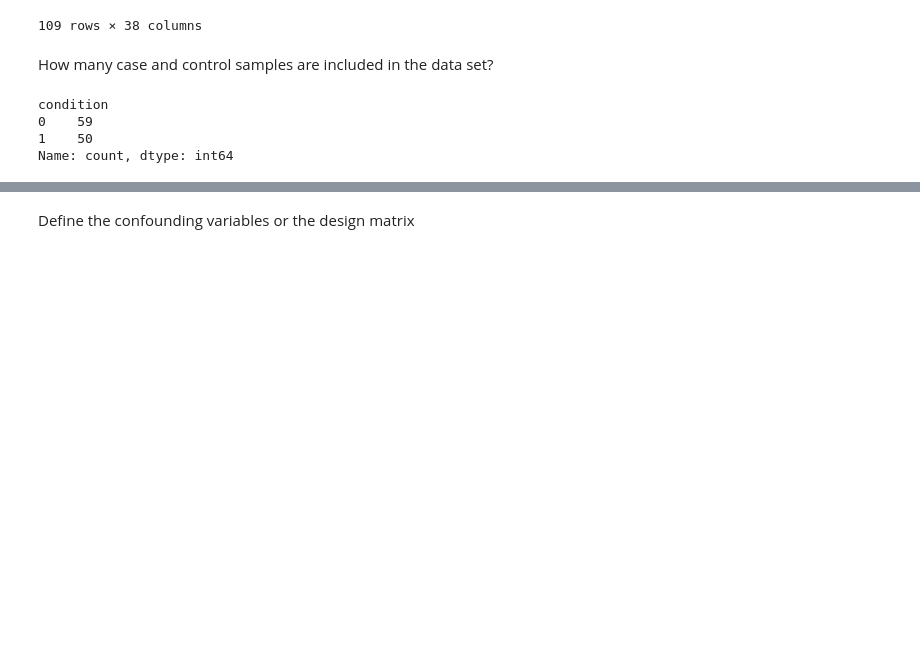
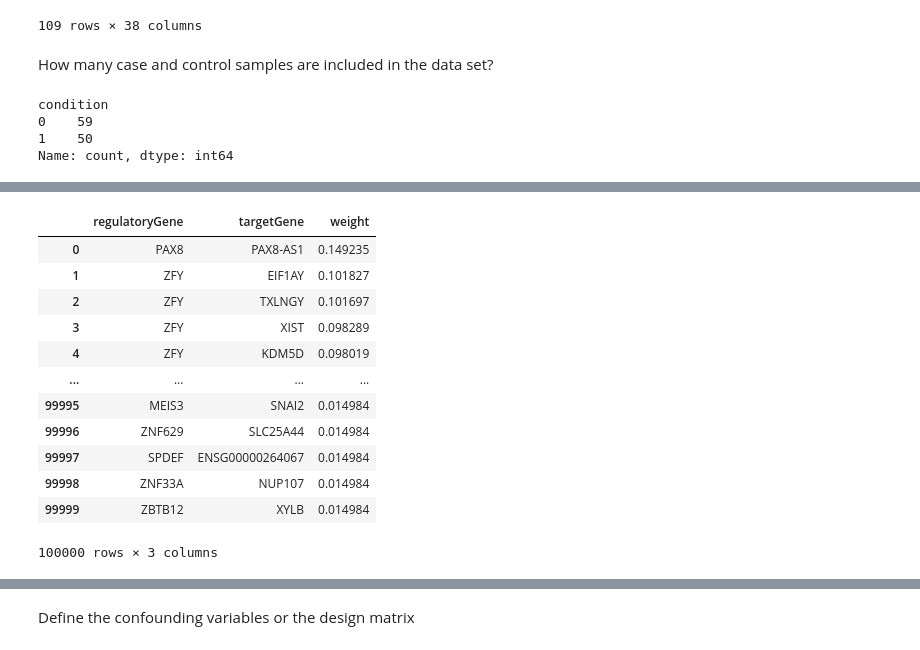
Before and after one commit to julkuhn/DysRegNet_package, a Jupyter notebook: run_dysregnet.ipynb, the cells around one changed output, grey strips where cells are left out. Saved outputs shown, nothing was run; the diff lists cells and outputs as text; code cells hidden in the pictures; blank space fills up the shorter version.

```diff
--- a/run_dysregnet.ipynb
+++ b/run_dysregnet.ipynb
@@ -51,0 +88,16 @@ Name: count, dtype: int64
+# %%
+grn
+# %% [output]
+|  | regulatoryGene | targetGene | weight |
+| 0 | PAX8 | PAX8-AS1 | 0.149235 |
+| 1 | ZFY | EIF1AY | 0.101827 |
+| 2 | ZFY | TXLNGY | 0.101697 |
+| 3 | ZFY | XIST | 0.098289 |
+| 4 | ZFY | KDM5D | 0.098019 |
+| ... | ... | ... | ... |
+| 99995 | MEIS3 | SNAI2 | 0.014984 |
+| 99996 | ZNF629 | SLC25A44 | 0.014984 |
+| 99997 | SPDEF | ENSG00000264067 | 0.014984 |
+| 99998 | ZNF33A | NUP107 | 0.014984 |
+| 99999 | ZBTB12 | XYLB | 0.014984 |
+100000 rows × 3 columns
```
Also changed, not shown: parts of 11 cells of this notebook, 1 other file.
